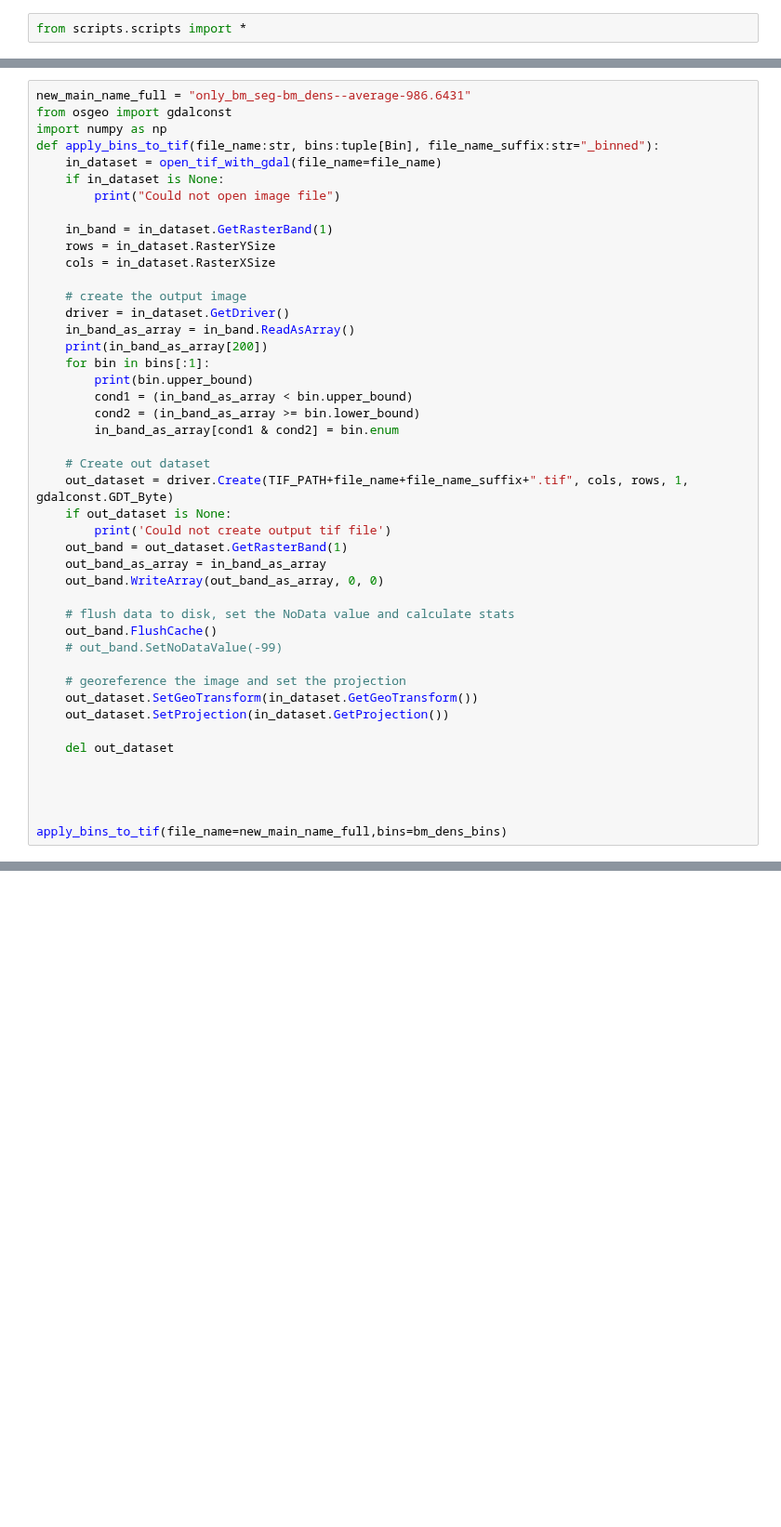
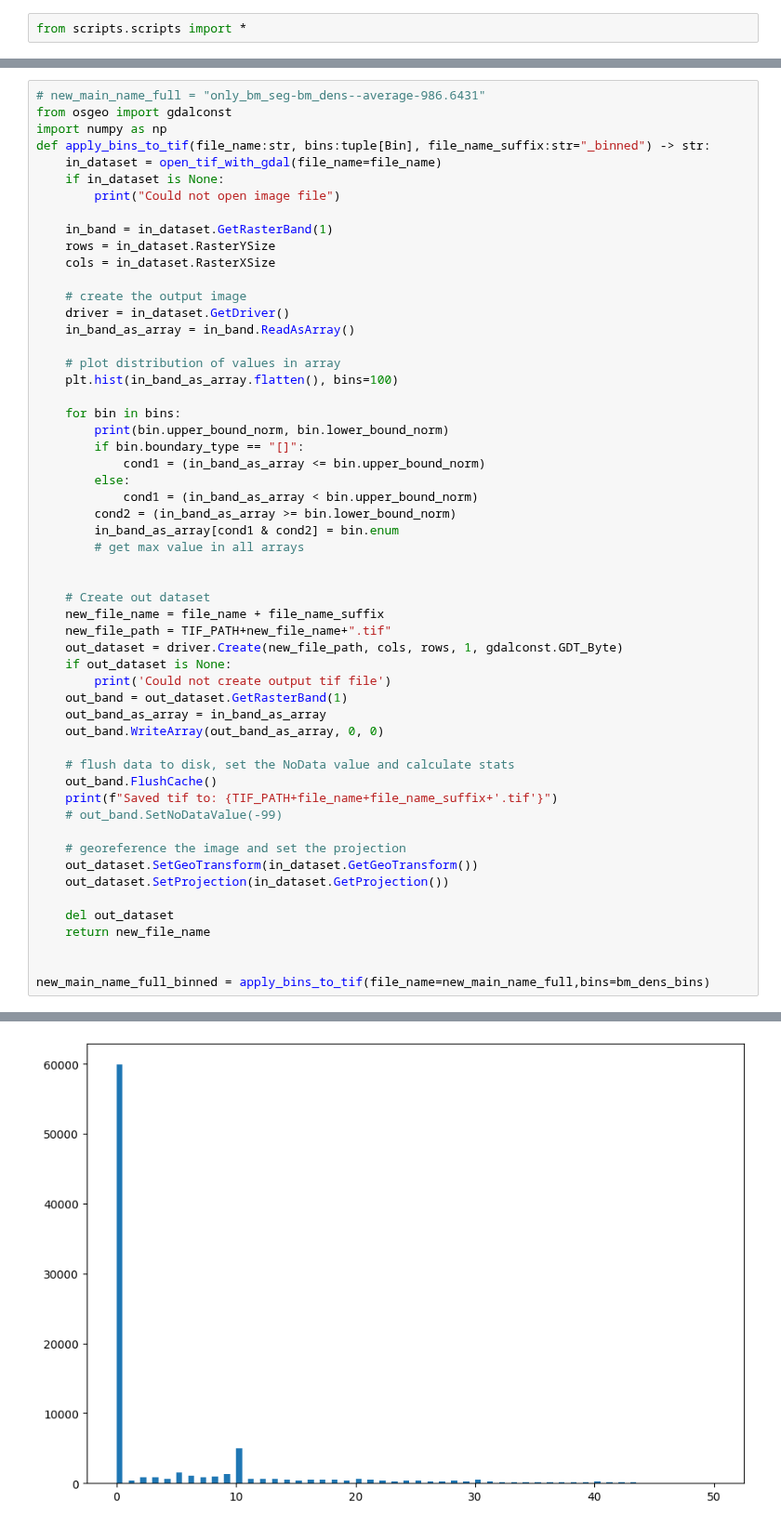
Before and after one commit to figgeous/kml-creator, a Jupyter notebook: whole_process_moving_average.ipynb, the cells around one changed output, grey strips where cells are left out. Shown at 93% size. Cells and saved outputs as stored; diff of their text form; blank space fills up the shorter version.

```diff
--- a/whole_process_moving_average.ipynb
+++ b/whole_process_moving_average.ipynb
@@ -110,9 +119,9 @@ Center      (   9.0017927,  56.9807902) (  9d 0' 6.45"E, 56d58'50.84"N)
 Band 1 Block=119x68 Type=Byte, ColorInterp=Gray
 # %%
-new_main_name_full = "only_bm_seg-bm_dens--average-986.6431"
+# new_main_name_full = "only_bm_seg-bm_dens--average-986.6431"
 from osgeo import gdalconst
 import numpy as np
-def apply_bins_to_tif(file_name:str, bins:tuple[Bin], file_name_suffix:str="_binned"):
+def apply_bins_to_tif(file_name:str, bins:tuple[Bin], file_name_suffix:str="_binned") -> str:
     in_dataset = open_tif_with_gdal(file_name=file_name)
     if in_dataset is None:
         print("Could not open image file")
@@ -124,15 +133,25 @@ def apply_bins_to_tif(file_name:str, bins:tuple[Bin], file_name_suffix:str="_bin
     # create the output image
     driver = in_dataset.GetDriver()
     in_band_as_array = in_band.ReadAsArray()
-    print(in_band_as_array[200])
-    for bin in bins[:1]:
-        print(bin.upper_bound)
-        cond1 = (in_band_as_array < bin.upper_bound)
-        cond2 = (in_band_as_array >= bin.lower_bound)
+
+    # plot distribution of values in array
+    plt.hist(in_band_as_array.flatten(), bins=100)
+
+    for bin in bins:
+        print(bin.upper_bound_norm, bin.lower_bound_norm)
+        if bin.boundary_type == "[]":
+            cond1 = (in_band_as_array <= bin.upper_bound_norm)
+        else:
+            cond1 = (in_band_as_array < bin.upper_bound_norm)
+        cond2 = (in_band_as_array >= bin.lower_bound_norm)
         in_band_as_array[cond1 & cond2] = bin.enum
+        # get max value in all arrays
+
 
     # Create out dataset
-    out_dataset = driver.Create(TIF_PATH+file_name+file_name_suffix+".tif", cols, rows, 1, gdalconst.GDT_Byte)
+    new_file_name = file_name + file_name_suffix
+    new_file_path = TIF_PATH+new_file_name+".tif"
+    out_dataset = driver.Create(new_file_path, cols, rows, 1, gdalconst.GDT_Byte)
     if out_dataset is None:
         print('Could not create output tif file')
     out_band = out_dataset.GetRasterBand(1)
@@ -141,6 +160,7 @@ def apply_bins_to_tif(file_name:str, bins:tuple[Bin], file_name_suffix:str="_bin
 
     # flush data to disk, set the NoData value and calculate stats
     out_band.FlushCache()
+    print(f"Saved tif to: {TIF_PATH+file_name+file_name_suffix+'.tif'}")
     # out_band.SetNoDataValue(-99)
 
     # georeference the image and set the projection
@@ -148,10 +168,9 @@ def apply_bins_to_tif(file_name:str, bins:tuple[Bin], file_name_suffix:str="_bin
     out_dataset.SetProjection(in_dataset.GetProjection())
 
     del out_dataset
+    return new_file_name
 
 
-
-
-apply_bins_to_tif(file_name=new_main_name_full,bins=bm_dens_bins)
+new_main_name_full_binned = apply_bins_to_tif(file_name=new_main_name_full,bins=bm_dens_bins)
 # %% [output]
 Opened tif file from tif_files/only_bm_seg-bm_dens--average-986.6431.tif. Run plot_raster() to view
@@ -164,3 +181,4 @@ Opened tif file from tif_files/only_bm_seg-bm_dens--average-986.6431.tif. Run pl
+[figure, added]
 # %%
 def print_nth_line_of_raster(file_name:str, line_number:int=0):
     in_dataset = open_tif_with_gdal(file_name=file_name)
```
Also changed, not shown: parts of 23 cells of this notebook, 6 other files.
